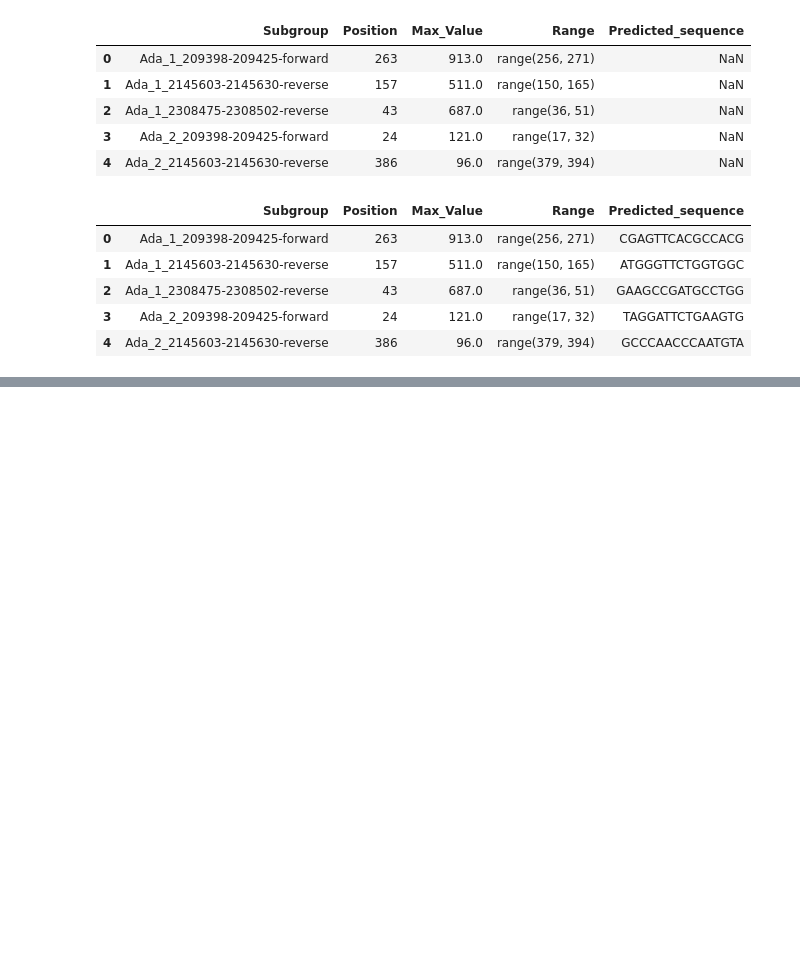
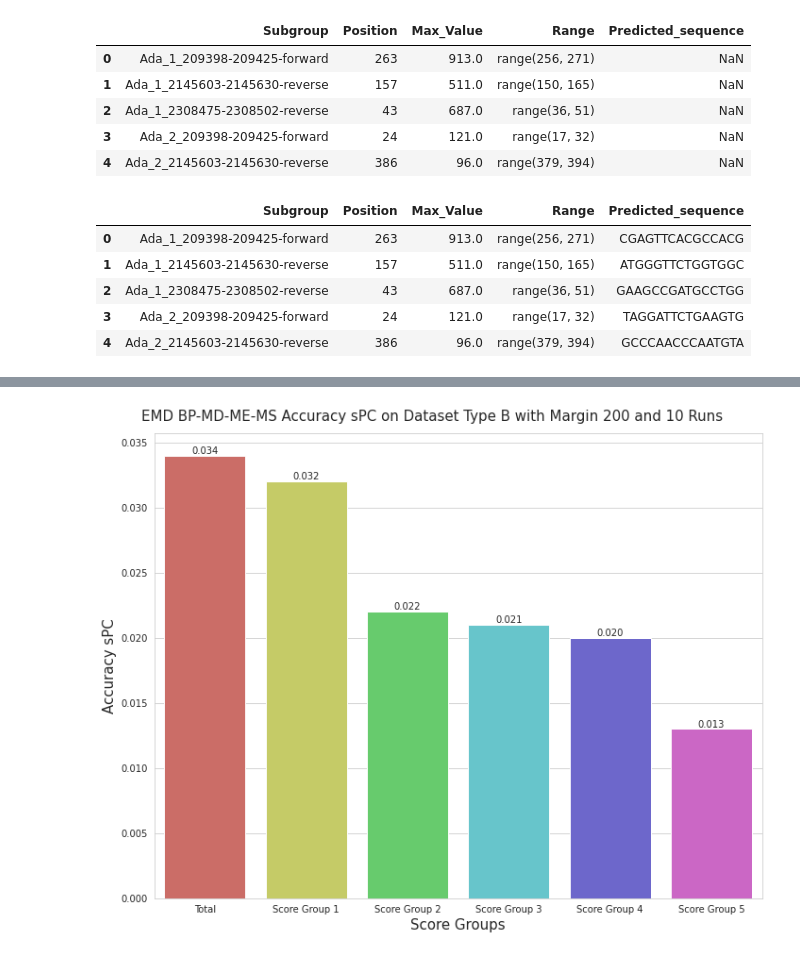
Before and after one commit to SpyrosAlvanakis/Molecular_Algorithms_project, a Jupyter notebook: Run_EMD_Pipeline.ipynb, the cells around one changed output, grey strips where cells are left out. Cells and saved outputs as stored; diff of their text form; code cells hidden in the pictures; blank space fills up the shorter version.

```diff
--- a/Run_EMD_Pipeline.ipynb
+++ b/Run_EMD_Pipeline.ipynb
@@ -314,0 +367,4 @@ added_sites_seq_df.to_csv(f'CSVs/extraction/positions_{algs}_sites_seq.csv', ind
+# %%
+plot_site_accuracies(predictions_df)
+# %% [output]
+[figure, added]
```
Also changed, not shown: parts of 14 cells of this notebook, 1 other file.
